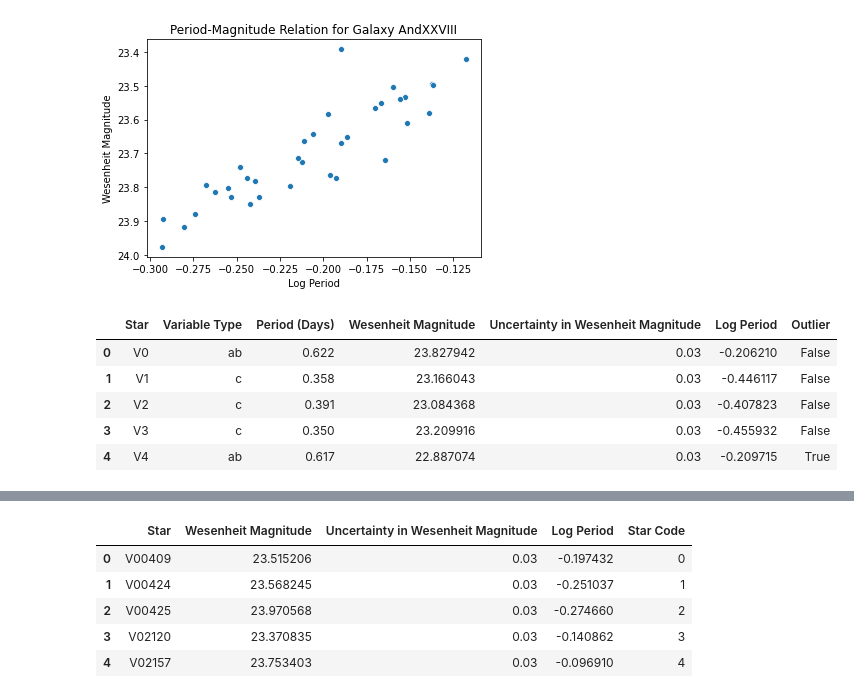
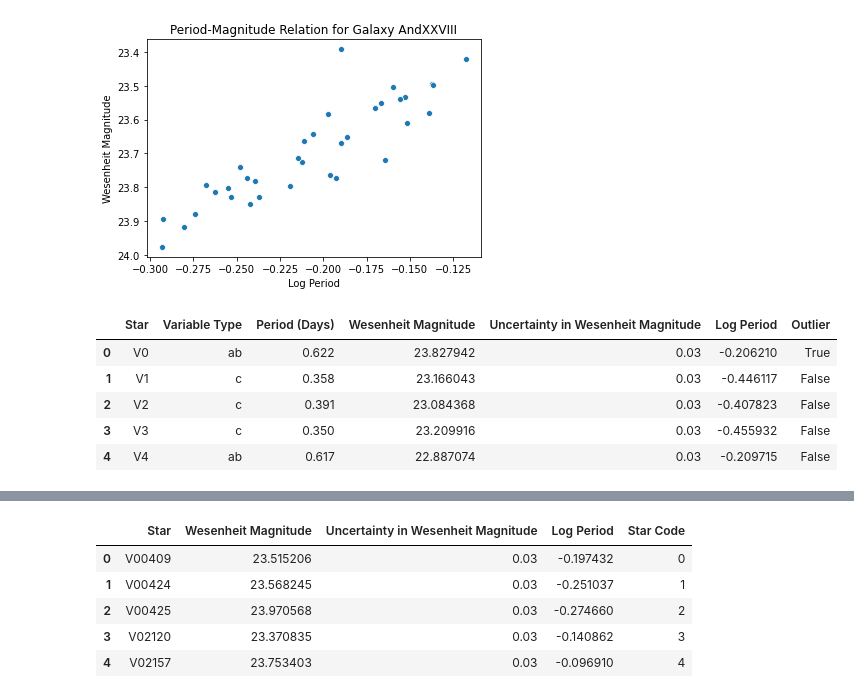
Before and after one commit to pranav-nagarajan/Variable-Stars, a Jupyter notebook: Data Analysis for Variable Stars.ipynb, the cells around one changed output, grey strips where cells are left out. Cells and saved outputs as stored; diff of their text form; code cells hidden in the pictures.

```diff
--- a/Data Analysis for Variable Stars.ipynb
+++ b/Data Analysis for Variable Stars.ipynb
@@ -348,15 +348,15 @@ and_xvi_names = ['Star', 'RA', 'Dec', 'Type', 'Period (Days)', 'F475W Magnitude'
 and_xvi_graph_tab, and_xvi_lin_reg = convert_table(and_xvi_path, and_xvi_names)
 # %%
 filter_sixteen = (and_xvi_graph_tab['Variable Type'] == 'ab')
-and_xvi_graph_tab['Outlier'] = filter_sixteen & (and_xvi_graph_tab['Log Period'] < -0.208)
+and_xvi_graph_tab['Outlier'] = filter_sixteen & (and_xvi_graph_tab['Wesenheit Magnitude'] > 23.5)
 display(and_xvi_graph_tab.head())
 # %% [output]
 |  | Star | Variable Type | Period (Days) | Wesenheit Magnitude | Uncertainty in Wesenheit Magnitude | Log Period | Outlier |
-| 0 | V0 | ab | 0.622 | 23.827942 | 0.03 | -0.206210 | False |
+| 0 | V0 | ab | 0.622 | 23.827942 | 0.03 | -0.206210 | True |
 | 1 | V1 | c | 0.358 | 23.166043 | 0.03 | -0.446117 | False |
 | 2 | V2 | c | 0.391 | 23.084368 | 0.03 | -0.407823 | False |
 | 3 | V3 | c | 0.350 | 23.209916 | 0.03 | -0.455932 | False |
-| 4 | V4 | ab | 0.617 | 22.887074 | 0.03 | -0.209715 | True |
+| 4 | V4 | ab | 0.617 | 22.887074 | 0.03 | -0.209715 | False |
 # %%
 bool_filter_sixteen = and_xvi_graph_tab[and_xvi_graph_tab['Variable Type'] == 'ab'].reset_index()['Outlier']
 and_xvi_lin_reg = and_xvi_lin_reg.loc[~(bool_filter_sixteen), :]
```
Also changed, not shown: parts of 5 cells of this notebook, 2 other files.
